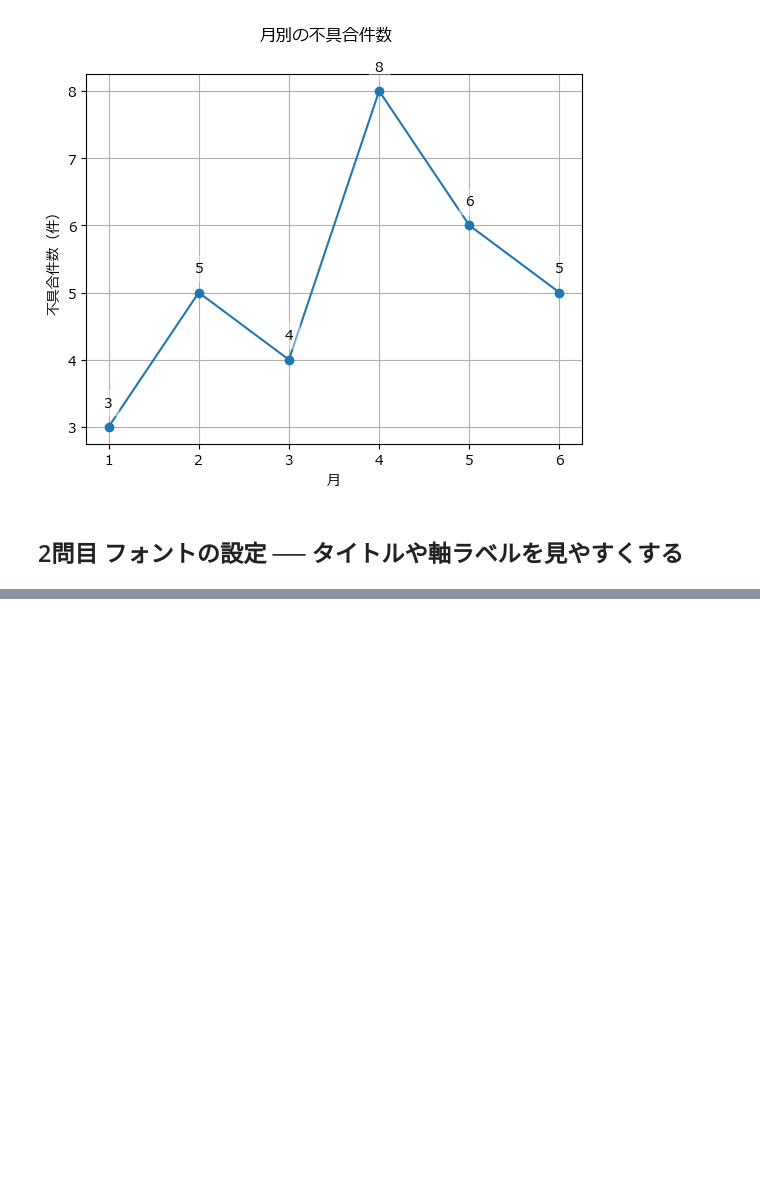
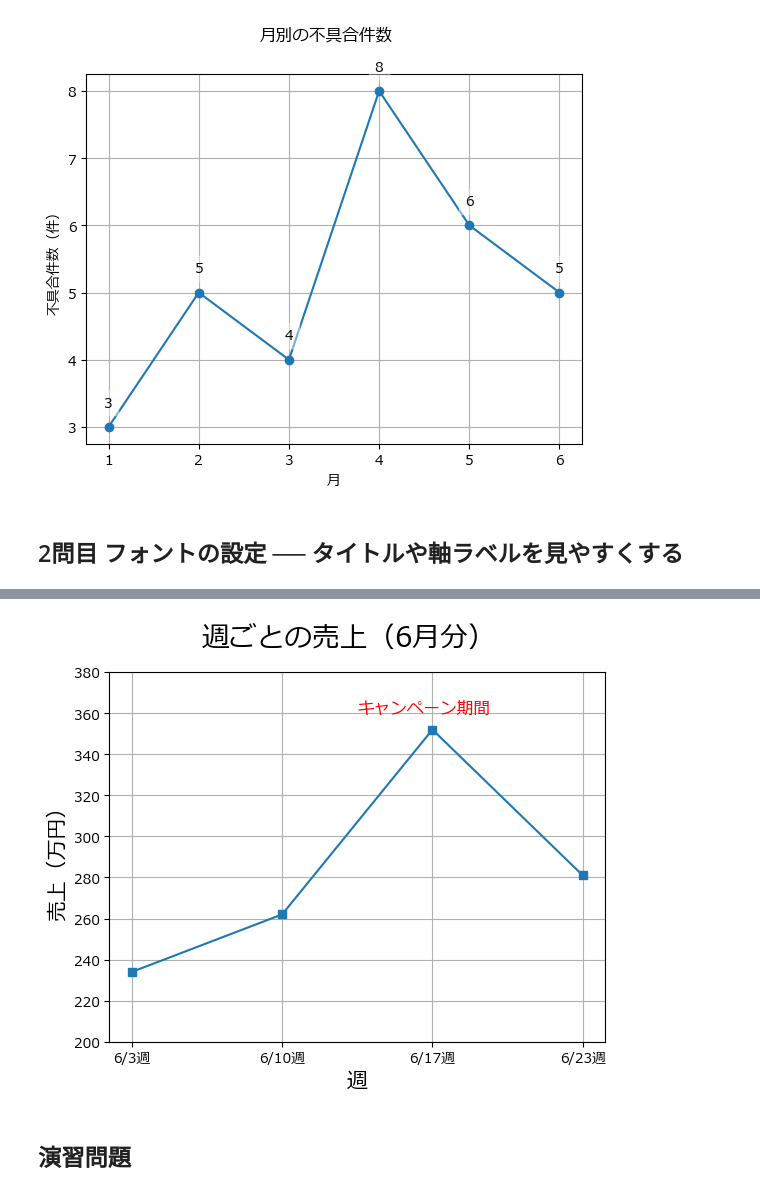
Before and after one commit to kjfarm1225/pyq_practice, a Jupyter notebook: 140_5_text_setting/140-5_text_setting.ipynb, the cells around one changed output, grey strips where cells are left out. Drawn from its saved outputs; the diff is of its cells as text; code cells hidden in the pictures; blank space fills up the shorter version.

```diff
--- a/140_5_text_setting/140-5_text_setting.ipynb
+++ b/140_5_text_setting/140-5_text_setting.ipynb
@@ -189,0 +216,44 @@ Text(0.5, 0.98, '時間帯ごとの気温')
+# %%
+import matplotlib.pyplot as plt
+%matplotlib inline
+
+# 日本語フォントの設定
+plt.rcParams["font.family"] = "Meiryo"
+
+# X軸の値: 週
+x_ticks = [1, 2, 3, 4]  # X軸の目盛の位置
+x_ticklabels = ["6/3週", "6/10週", "6/17週", "6/23週"]  # X軸の目盛ラベル
+
+# Y軸の値: 各週の売上
+y_sales = [234, 262, 352, 281]
+
+fig, ax = plt.subplots()  # 描画オブジェクト（fig）とサブプロット（ax）を作成
+
+# サブプロットに、折れ線グラフを追加
+ax.plot(x_ticks, y_sales, marker="s")
+
+# X座標が2.5、Y座標が360の位置に「キャンペーン期間」と描画する
+ax.text(2.5, 360,
+        "キャンペーン期間",
+        color="red",
+        size=12)
+
+# タイトルと軸ラベルの設定
+fig.suptitle("週ごとの売上（6月分）",
+             size=20)
+
+ax.set_xlabel("週",
+              size=15)
+
+ax.set_ylabel("売上（万円）",
+              size=15)
+
+ax.set_ylim(200, 380)  # Y軸の範囲
+ax.set_xticks(x_ticks, x_ticklabels)  # X軸の目盛位置とラベル
+ax.grid(True)  # グリッド線を表示
+
+plt.show()  # 図全体を表示
+# %% [output]
+[figure, added]
+# %% [markdown]
+## 演習問題
```
Also changed, not shown: parts of 11 cells of this notebook, 5 other files.
